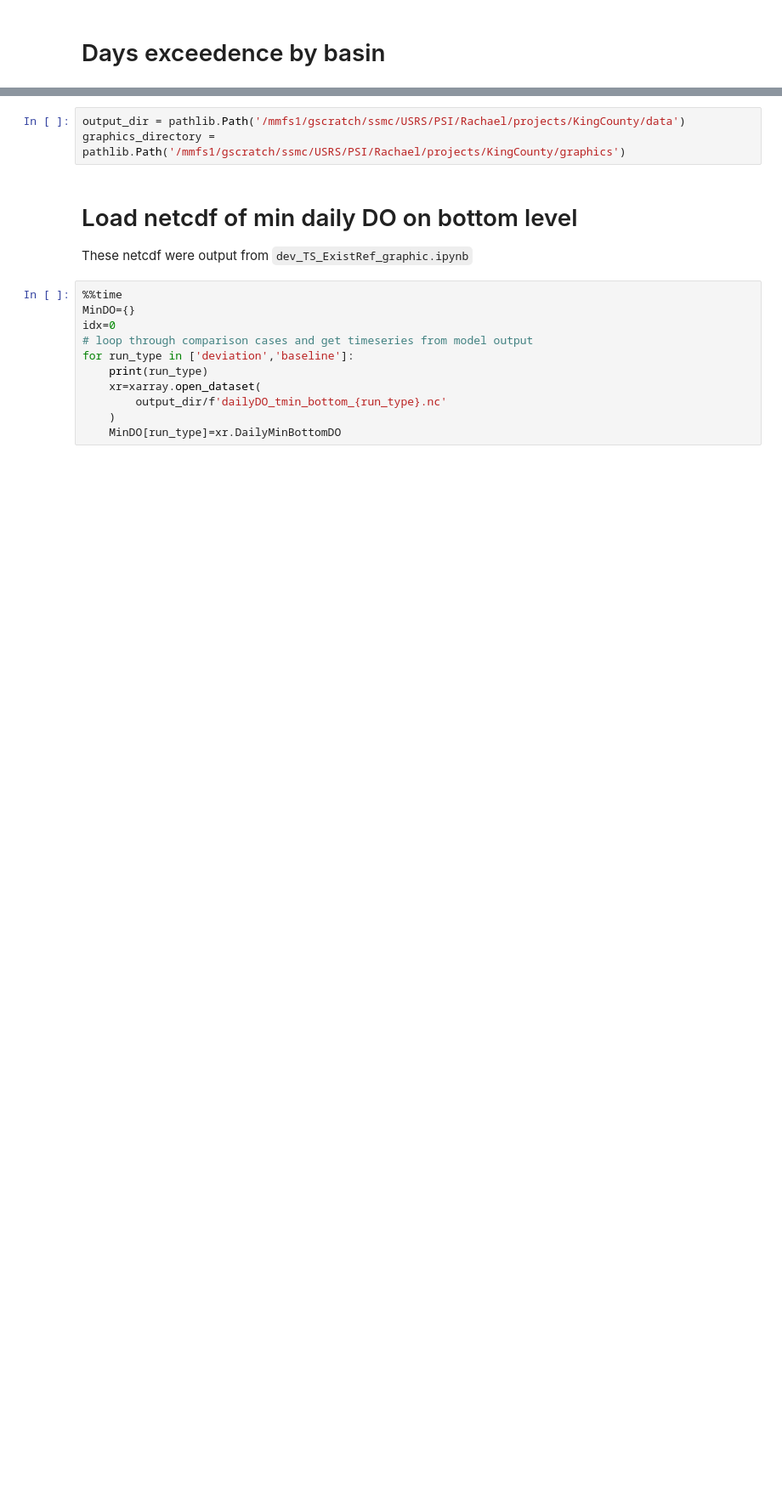
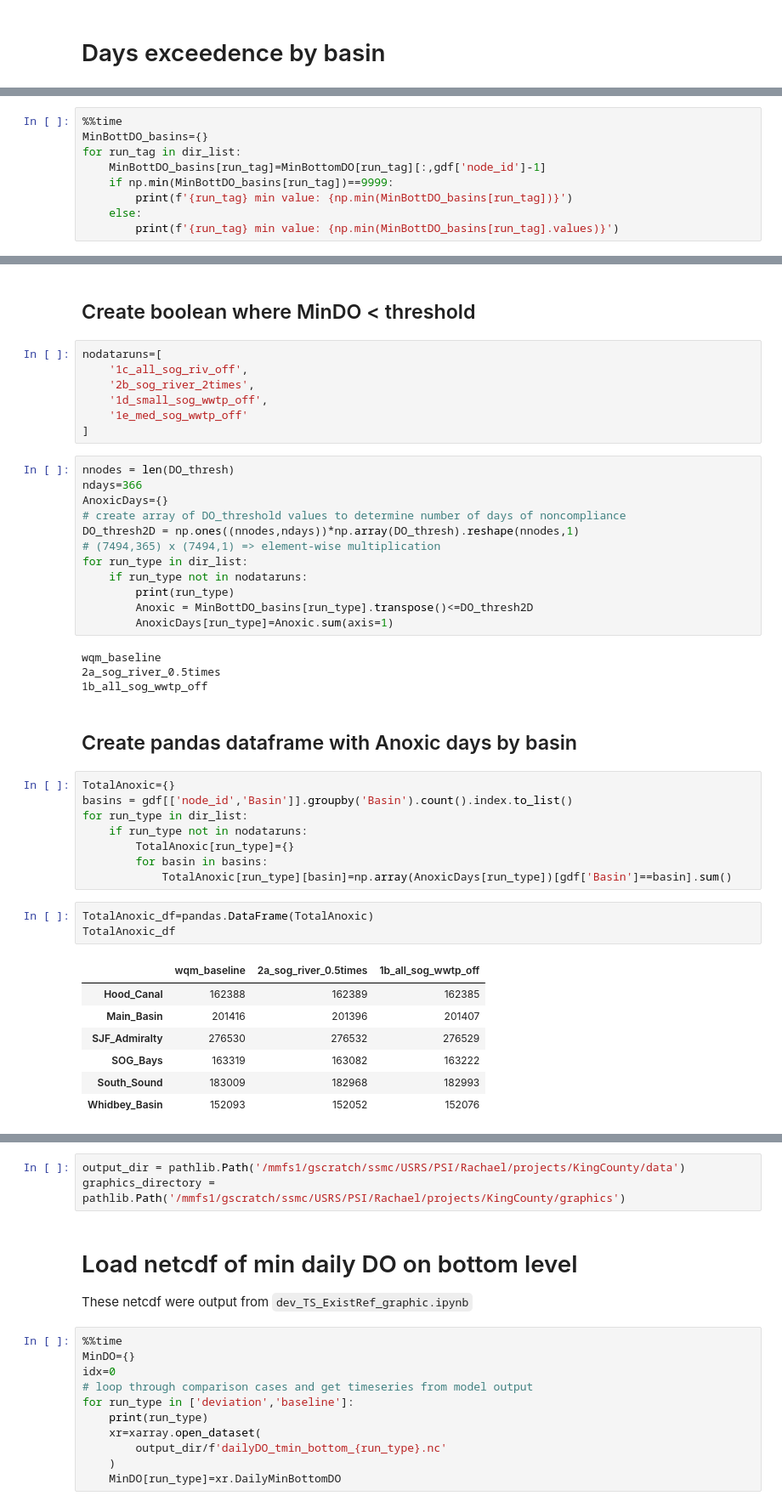
Before and after one commit to UW-PSI/SalishSeaModel-analysis, a Jupyter notebook: notebooks/dev_days_exceedence.ipynb, the cells around one changed output, grey strips where cells are left out. Shown at 85% size. Saved outputs shown, nothing was run; the diff lists cells and outputs as text; blank space fills up the shorter version.

```diff
--- a/notebooks/dev_days_exceedence.ipynb
+++ b/notebooks/dev_days_exceedence.ipynb
@@ -16,0 +67,9 @@ from ssm_utils import get_nearest_node, reshape_fvcom, calc_fvcom_stat, extract_
+# %%
+%%time
+MinBottDO_basins={}
+for run_tag in dir_list:
+    MinBottDO_basins[run_tag]=MinBottomDO[run_tag][:,gdf['node_id']-1]
+    if np.min(MinBottDO_basins[run_tag])==9999:
+        print(f'{run_tag} min value: {np.min(MinBottDO_basins[run_tag])}')
+    else:
+        print(f'{run_tag} min value: {np.min(MinBottDO_basins[run_tag].values)}')
@@ -16,0 +86,46 @@ from ssm_utils import get_nearest_node, reshape_fvcom, calc_fvcom_stat, extract_
+# %% [markdown]
+## Create boolean where MinDO < threshold
+# %%
+nodataruns=[
+    '1c_all_sog_riv_off',
+    '2b_sog_river_2times',
+    '1d_small_sog_wwtp_off',
+    '1e_med_sog_wwtp_off'
+]
+# %%
+nnodes = len(DO_thresh)
+ndays=366
+AnoxicDays={}
+# create array of DO_threshold values to determine number of days of noncompliance
+DO_thresh2D = np.ones((nnodes,ndays))*np.array(DO_thresh).reshape(nnodes,1)
+# (7494,365) x (7494,1) => element-wise multiplication
+for run_type in dir_list:
+    if run_type not in nodataruns:
+        print(run_type)
+        Anoxic = MinBottDO_basins[run_type].transpose()<=DO_thresh2D
+        AnoxicDays[run_type]=Anoxic.sum(axis=1)
+# %% [output]
+wqm_baseline
+2a_sog_river_0.5times
+1b_all_sog_wwtp_off
+# %% [markdown]
+## Create pandas dataframe with Anoxic days by basin
+# %%
+TotalAnoxic={}
+basins = gdf[['node_id','Basin']].groupby('Basin').count().index.to_list()
+for run_type in dir_list:
+    if run_type not in nodataruns:
+        TotalAnoxic[run_type]={}
+        for basin in basins:
+            TotalAnoxic[run_type][basin]=np.array(AnoxicDays[run_type])[gdf['Basin']==basin].sum()
+# %%
+TotalAnoxic_df=pandas.DataFrame(TotalAnoxic)
+TotalAnoxic_df
+# %% [output]
+|  | wqm_baseline | 2a_sog_river_0.5times | 1b_all_sog_wwtp_off |
+| Hood_Canal | 162388 | 162389 | 162385 |
+| Main_Basin | 201416 | 201396 | 201407 |
+| SJF_Admiralty | 276530 | 276532 | 276529 |
+| SOG_Bays | 163319 | 163082 | 163222 |
+| South_Sound | 183009 | 182968 | 182993 |
+| Whidbey_Basin | 152093 | 152052 | 152076 |
```
Also changed, not shown: parts of 32 cells of this notebook.
